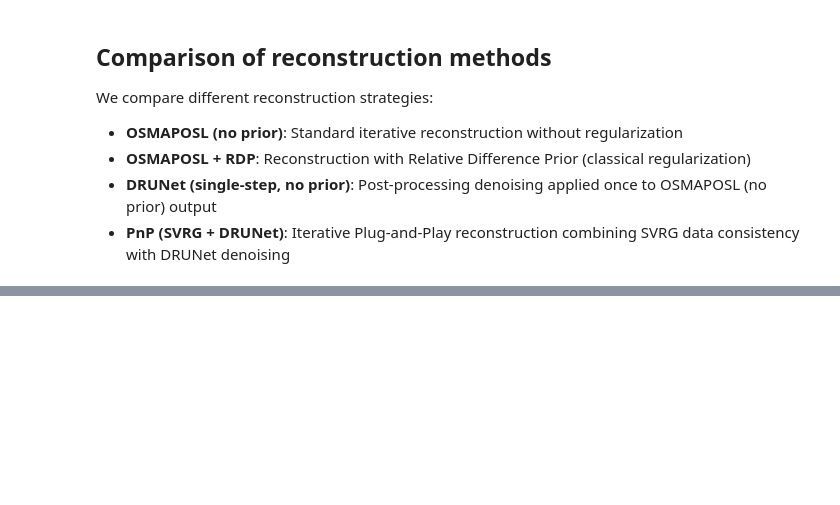
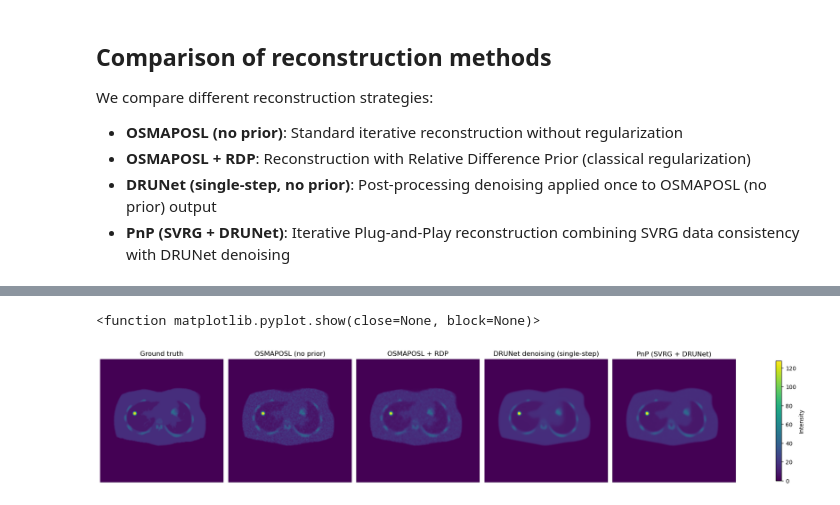
Before and after one commit to GeorgeWebber/SIRF-Contribs-PnP-DI, a Jupyter notebook: src/notebooks/SVRG_DRUNet_PET.ipynb, the cells around one changed output, grey strips where cells are left out. Drawn from its saved outputs; the diff is of its cells as text; code cells hidden in the pictures; blank space fills up the shorter version.

```diff
--- a/src/notebooks/SVRG_DRUNet_PET.ipynb
+++ b/src/notebooks/SVRG_DRUNet_PET.ipynb
@@ -287,12 +287,10 @@ def cil_svrg_step(current_image, alpha=1.0):
 ## Run the algorithm (PnP reconstruction loop)
 # %%
 num_pnp_iters = 100
-#sigma_denoiser = 3.0 / 255.0
-sigma_denoiser = 1.0 / 255.0
+sigma_denoiser = 3.0 / 255.0
 
-alpha = 0.2
-#lam = 0.35
-lam = 0.35
+alpha = 1.0
+lam = 0.15
 
 current_image = initial_image.clone()
 obj_fun_no_prior.set_up(current_image)
@@ -308,8 +306,8 @@ all_pnp_images[0] = current_image.as_array()
 for i in range(1, num_pnp_iters + 1):
     current_image = cil_svrg_step(current_image, alpha=alpha)
 
-    # DRUNet denoising every 50 iterations
-    if i % 10 == 0:
+    # DRUNet denoising every iteration
+    if i % 1 == 0:
         vol = current_image.as_array().astype(np.float32)
         vol_denoised = drunet_denoise_volume_2p5d(
             vol, denoiser, device, sigma=sigma_denoiser
@@ -375,0 +334,41 @@ plt.show()
+# %%
+gt_slice = image.as_array()[im_slice, :, :]
+no_prior_slice = reconstructed_image_no_prior.as_array()[im_slice, :, :]
+rdp_slice = reconstructed_image_rdp.as_array()[im_slice, :, :]
+drunet_once_slice = slice_denoised
+final_pnp = all_pnp_images[-1, im_slice, :, :]
+
+plt.figure(figsize=(20,4))
+
+plt.subplot(1,5,1)
+plt.imshow(gt_slice, cmap="viridis", vmin=vmin, vmax=vmax)
+plt.title("Ground truth")
+plt.axis("off")
+
+plt.subplot(1,5,2)
+plt.imshow(no_prior_slice, cmap="viridis", vmin=vmin, vmax=vmax)
+plt.title("OSMAPOSL (no prior)")
+plt.axis("off")
+
+plt.subplot(1,5,3)
+plt.imshow(rdp_slice, cmap="viridis", vmin=vmin, vmax=vmax)
+plt.title("OSMAPOSL + RDP")
+plt.axis("off")
+
+plt.subplot(1,5,4)
+plt.imshow(drunet_once_slice, cmap="viridis", vmin=vmin, vmax=vmax)
+plt.title("DRUNet denoising (single-step)")
+plt.axis("off")
+
+plt.subplot(1,5,5)
+plt.imshow(final_pnp, cmap="viridis", vmin=vmin, vmax=vmax)
+plt.title("PnP (SVRG + DRUNet)")
+plt.axis("off")
+
+plt.tight_layout()
+cbar = plt.colorbar(ax=plt.gcf().axes, shrink=0.8)
+cbar.set_label("Intensity")
+plt.show
+# %% [output]
+<function matplotlib.pyplot.show(close=None, block=None)>
+[figure, added]
```
Also changed, not shown: parts of 1 cell of this notebook.
